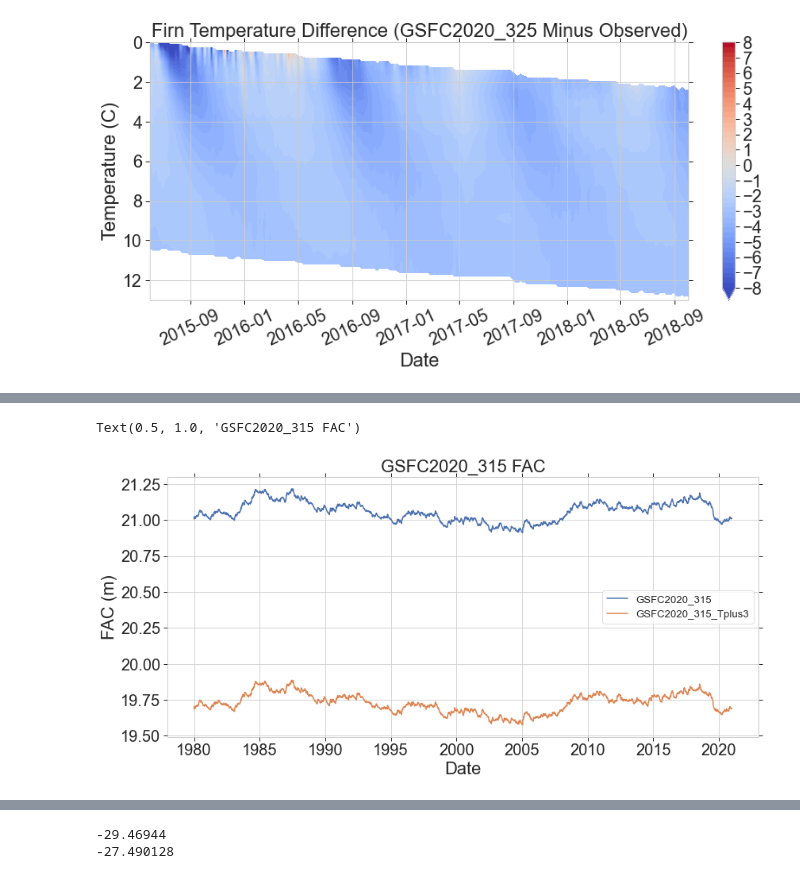
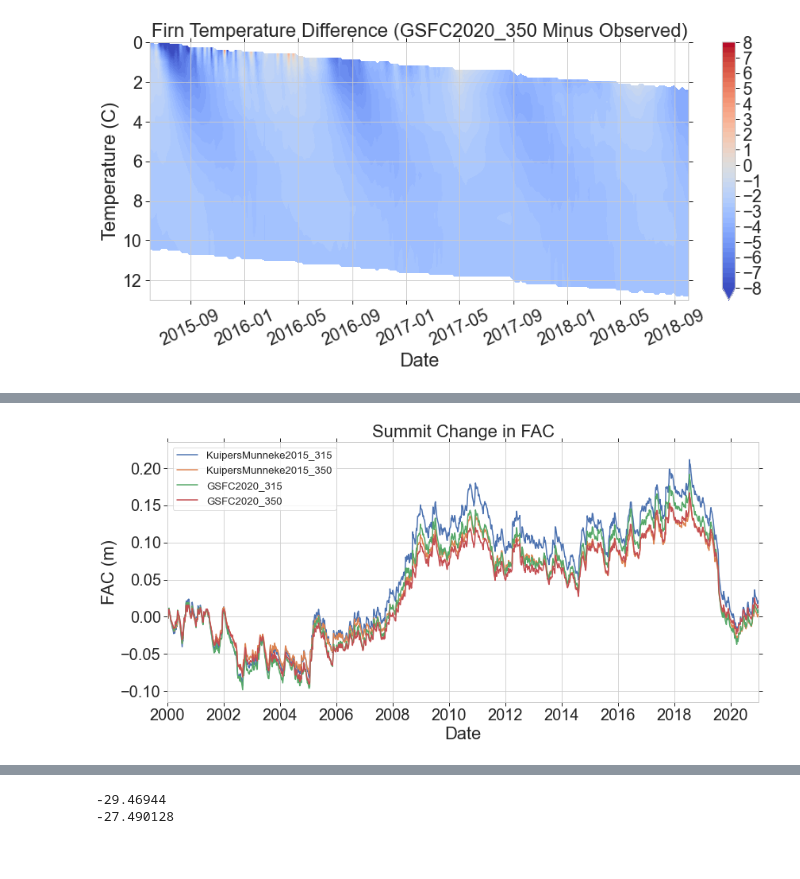
Before and after one commit to maximusjstevens/firncover, a Jupyter notebook: Summit_Model_Temp.ipynb, the cells around one changed output, grey strips where cells are left out. Cells and saved outputs as stored; diff of their text form; code cells hidden in the pictures.

```diff
--- a/Summit_Model_Temp.ipynb
+++ b/Summit_Model_Temp.ipynb
@@ -163,19 +163,11 @@ t_adjust = 3
 df_daily_adjusted = df_daily.copy()
 df_daily_adjusted['TS'] = df_daily_adjusted['TS'] + t_adjust
 # %%
-# Load the model output for one specified model run
-
-    #if you want to run multiple models, you can use the following:
-        # fns = ['KuipersMunneke2015','GSFC2020']
-        # fns = ['HLdynamic', 'Li2011']
-        # fns = ['Morris2014', 'Crocus']
-        # rvs = [315,325]
-
 ### Regular model output
 # fns = ['GSFC2020']
 fns = ['KuipersMunneke2015','GSFC2020']
 # rvs = ['315']
-rvs = [315,325]
+rvs = [315,350]
 
 rd = {} #results dictionary
 for physics in fns:
@@ -488,16 +585,16 @@ for model_name in rd2.keys():
     print(f'RMSE, {model_name}:')
     print(rmse_all_mod_10m_round)
 
-    a1.plot(overlaping_dates, modeled_10m_plot, label = f'{model_name}_Tplus{t_adjust}, RMSE={rmse_all_mod_10m_round}')
+    a1.plot(overlaping_dates, modeled_10m_plot, label = f'{model_name}_Tplus{t_adjust}_{cond}, RMSE={rmse_all_mod_10m_round}')
 
 a1.plot(overlaping_dates, temps_data_subsampled.iloc[:,100], label = f'Observed')
 a1.legend()
 a1.set_xlabel('Date')
 a1.tick_params(axis='x', rotation=25)
 a1.set_ylabel('Temperature (C)')
-a1.set_title(f'10m Firn Temperature')
-figfilename = f'Tplus{t_adjust}_10m_Firn_Temp_All_Model.png'
-f1.savefig(f'Summit_Figures/{figfilename}.png')
+a1.set_title(f'Summit 10m Firn Temperature')
+figfilename = f'Tplus{t_adjust}_10m_Firn_Temp_All_Model'
+f1.savefig(f'Summit_Figures/{figfilename}.png', dpi=1200)
 # %% [output]
 RMSE, KuipersMunneke2015_315:
 0.242
@@ -511,13 +726,17 @@ RMSE, GSFC2020_325:
 # %%
 #Plot the specified model FAC with the t_adjust modeled output
 
 f1,a1=plt.subplots(figsize=(12,6))
-a1.plot(rd[physics_rv]['Datetime'][:],rd[physics_rv]['DIP'][:,0],label=f'GSFC2020_315')
-a1.plot(rd2[physics_rv]['Datetime'][:],rd2[physics_rv]['DIP'][:,0],label=f'GSFC2020_315_Tplus{t_adjust}')
+for model_name in rd.keys():
+    i2000 = np.where(rd[model_name]['model_time']>=2000.0)[0][0]
+    a1.plot(rd[model_name]['Datetime'][:], rd[model_name]['DIP'][:,0]-rd[model_name]['DIP'][i2000,0],label=f'{model_name}')
+# a1.plot(rd2[physics_rv]['Datetime'][:],rd2[physics_rv]['DIP'][:,0]-rd2[physics_rv]['DIP'][i2000,0],label=f'GSFC2020_315_Tplus{t_adjust}')
 a1.legend()
 a1.set_xlabel('Date')
+a1.set_xlim(pd.Timestamp(f'2000-01-01'), pd.Timestamp('2020-12-31'))
 a1.set_ylabel('FAC (m)')
-a1.set_title(f'GSFC2020_315 FAC')
+a1.set_title(f'Summit Change in FAC')
+figfilename = f'Tplus{t_adjust}_ChangeinFAC'
+f1.savefig(f'Summit_Figures/{figfilename}.png', dpi=1200)
 # %% [output]
-Text(0.5, 1.0, 'GSFC2020_315 FAC')
-[figure, old version]
+[figure, new version]
```
Also changed, not shown: parts of 23 cells of this notebook.
